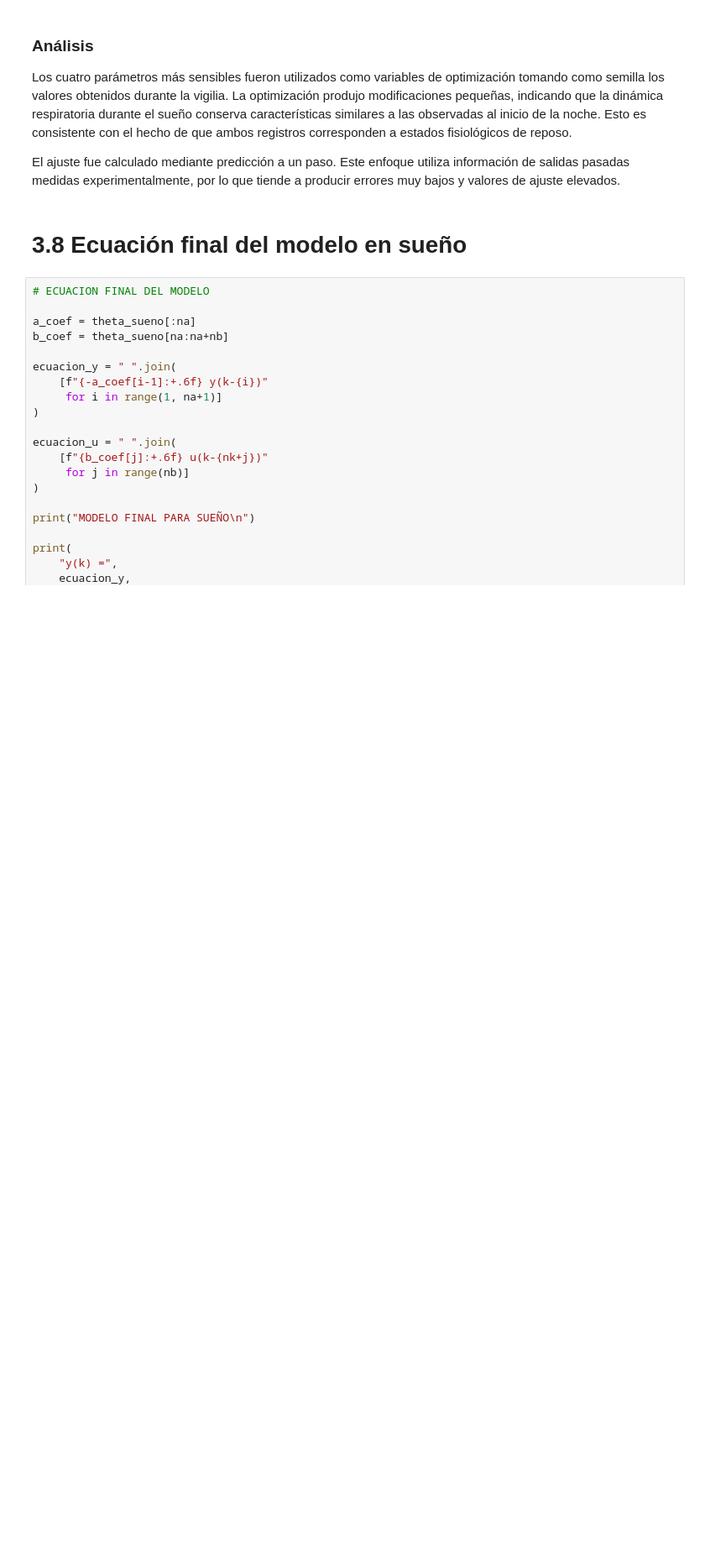
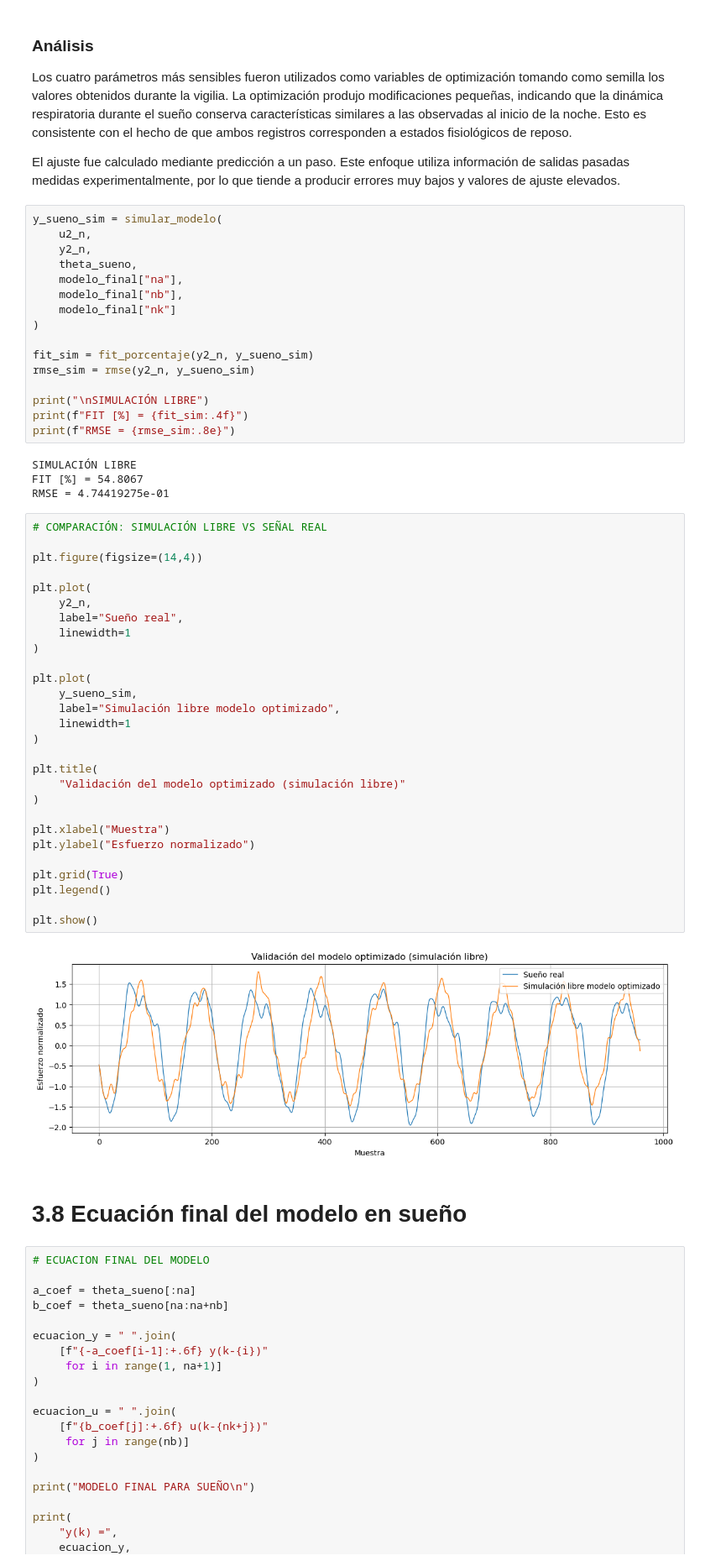
Before and after one commit to loaiza10/Proyecto_Modelos, a Jupyter notebook: Codigo.ipynb, the cells around one changed output. Shown at 84% size. Drawn from its saved outputs; the diff is of its cells as text; blank space fills up the shorter version.

```diff
--- a/Codigo.ipynb
+++ b/Codigo.ipynb
@@ -804,6 +820,56 @@ RMSE sueño = 1.8451464216712037e-05
 Los cuatro parámetros más sensibles fueron utilizados como variables de optimización tomando como semilla los valores obtenidos durante la vigilia. La optimización produjo modificaciones pequeñas, indicando que la dinámica respiratoria durante el sueño conserva características similares a las observadas al inicio de la noche. Esto es consistente con el hecho de que ambos registros corresponden a estados fisiológicos de reposo.
 
 El ajuste fue calculado mediante predicción a un paso. Este enfoque utiliza información de salidas pasadas medidas experimentalmente, por lo que tiende a producir errores muy bajos y valores de ajuste elevados.
+# %%
+y_sueno_sim = simular_modelo(
+    u2_n,
+    y2_n,
+    theta_sueno,
+    modelo_final["na"],
+    modelo_final["nb"],
+    modelo_final["nk"]
+)
+
+fit_sim = fit_porcentaje(y2_n, y_sueno_sim)
+rmse_sim = rmse(y2_n, y_sueno_sim)
+
+print("\nSIMULACIÓN LIBRE")
+print(f"FIT [%] = {fit_sim:.4f}")
+print(f"RMSE = {rmse_sim:.8e}")
+# %% [output]
+SIMULACIÓN LIBRE
+FIT [%] = 54.8067
+RMSE = 4.74419275e-01
+# %%
+# COMPARACIÓN: SIMULACIÓN LIBRE VS SEÑAL REAL
+
+plt.figure(figsize=(14,4))
+
+plt.plot(
+    y2_n,
+    label="Sueño real",
+    linewidth=1
+)
+
+plt.plot(
+    y_sueno_sim,
+    label="Simulación libre modelo optimizado",
+    linewidth=1
+)
+
+plt.title(
+    "Validación del modelo optimizado (simulación libre)"
+)
+
+plt.xlabel("Muestra")
+plt.ylabel("Esfuerzo normalizado")
+
+plt.grid(True)
+plt.legend()
+
+plt.show()
+# %% [output]
+[figure, added]
 # %% [markdown]
 # **3.8 Ecuación final del modelo en sueño**
 # %%
```
Also changed, not shown: parts of 23 cells of this notebook.
